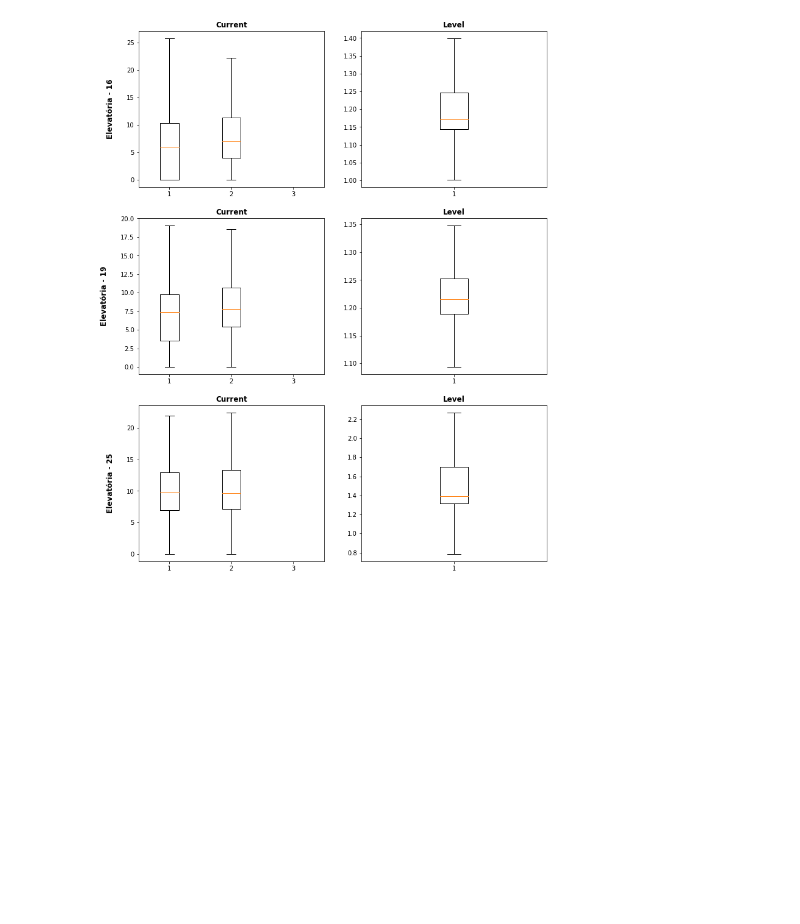
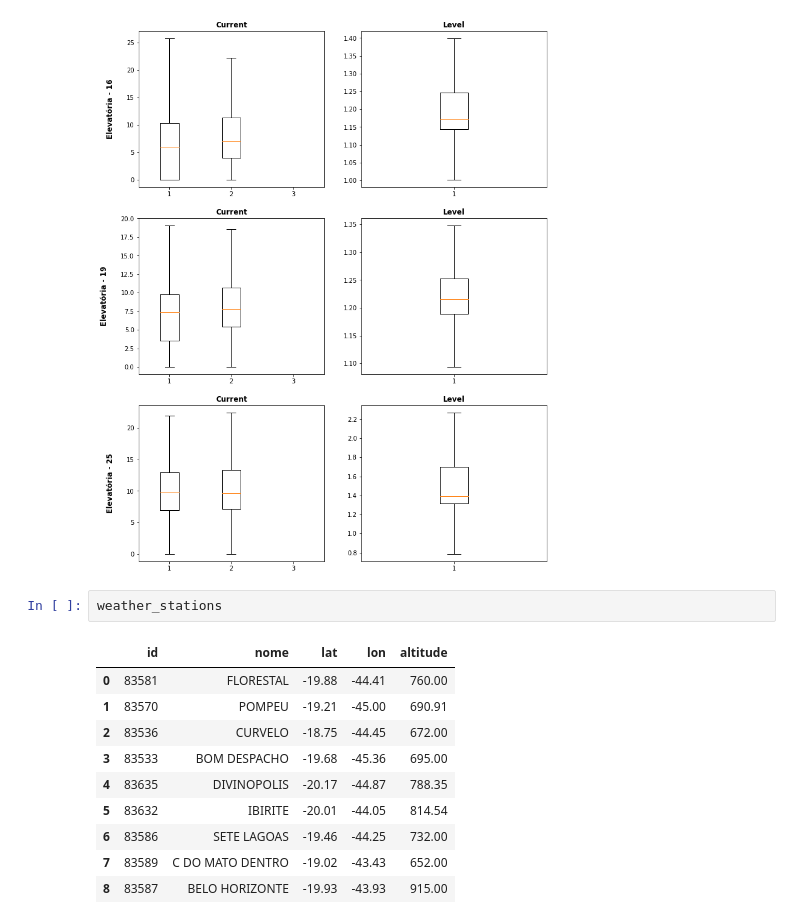
Before and after one commit to heber-augusto/master-degree-jupyter-notebooks, a Jupyter notebook: step_3-data-analysis/step_3-data-analysis-and-exploration.ipynb, the cells around one changed output. Drawn from its saved outputs; the diff is of its cells as text; blank space fills up the shorter version.

```diff
--- a/step_3-data-analysis/step_3-data-analysis-and-exploration.ipynb
+++ b/step_3-data-analysis/step_3-data-analysis-and-exploration.ipynb
@@ -885,3 +885,16 @@ for index, lift_station_index in enumerate([16,19,25]):
 fig.savefig(IMAGES_DIR + r'boxplot-without-outliers.png')
 # %% [output]
 [figure]
+# %%
+weather_stations
+# %% [output]
+|  | id | nome | lat | lon | altitude |
+| 0 | 83581 | FLORESTAL | -19.88 | -44.41 | 760.00 |
+| 1 | 83570 | POMPEU | -19.21 | -45.00 | 690.91 |
+| 2 | 83536 | CURVELO | -18.75 | -44.45 | 672.00 |
+| 3 | 83533 | BOM DESPACHO | -19.68 | -45.36 | 695.00 |
+| 4 | 83635 | DIVINOPOLIS | -20.17 | -44.87 | 788.35 |
+| 5 | 83632 | IBIRITE | -20.01 | -44.05 | 814.54 |
+| 6 | 83586 | SETE LAGOAS | -19.46 | -44.25 | 732.00 |
+| 7 | 83589 | C DO MATO DENTRO | -19.02 | -43.43 | 652.00 |
+| 8 | 83587 | BELO HORIZONTE | -19.93 | -43.93 | 915.00 |
```
Also changed, not shown: parts of 2 cells of this notebook.
